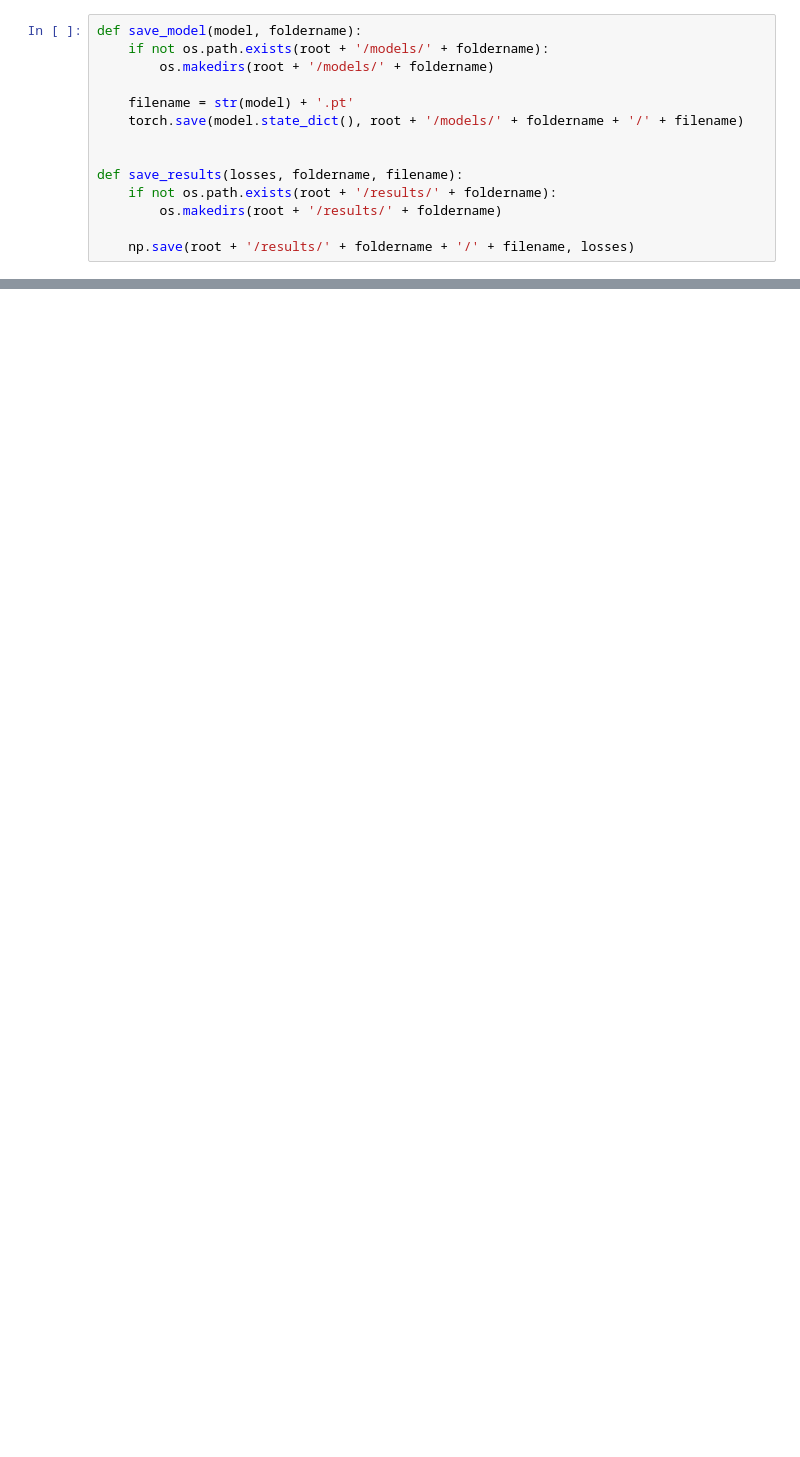
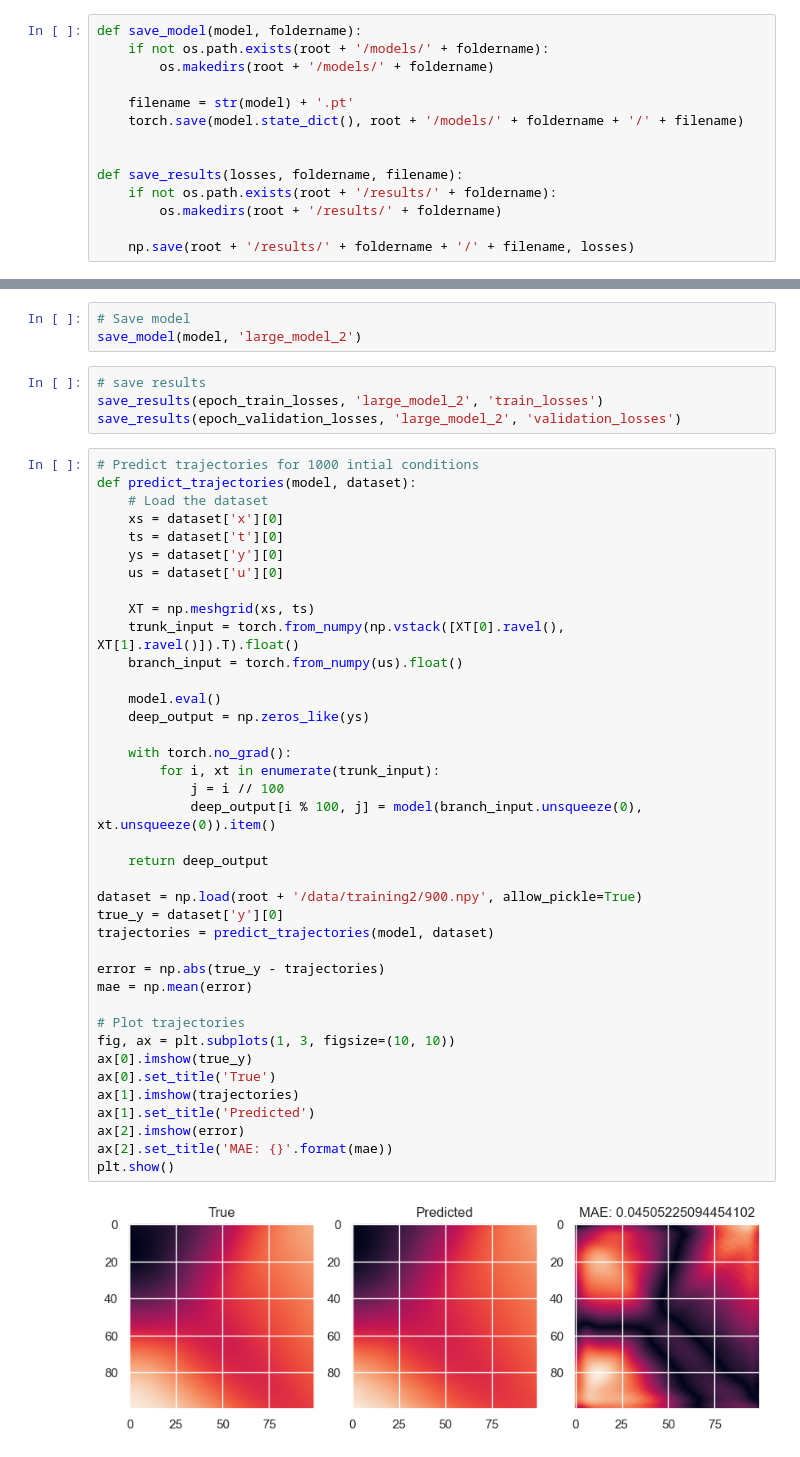
Before and after one commit to sandorfoldi/deeponet, a Jupyter notebook: notebooks/st_model_training.ipynb, the cells around one changed output, grey strips where cells are left out. Drawn from its saved outputs; the diff is of its cells as text; blank space fills up the shorter version.

```diff
--- a/notebooks/st_model_training.ipynb
+++ b/notebooks/st_model_training.ipynb
@@ -88,0 +114,48 @@ for epoch in range(epochs):
+# %%
+# Save model
+save_model(model, 'large_model_2')
+# %%
+# save results
+save_results(epoch_train_losses, 'large_model_2', 'train_losses')
+save_results(epoch_validation_losses, 'large_model_2', 'validation_losses')
+# %%
+# Predict trajectories for 1000 intial conditions
+def predict_trajectories(model, dataset):
+    # Load the dataset
+    xs = dataset['x'][0]
+    ts = dataset['t'][0]
+    ys = dataset['y'][0]
+    us = dataset['u'][0]
+
+    XT = np.meshgrid(xs, ts)
+    trunk_input = torch.from_numpy(np.vstack([XT[0].ravel(), XT[1].ravel()]).T).float()
+    branch_input = torch.from_numpy(us).float()
+
+    model.eval()
+    deep_output = np.zeros_like(ys)
+
+    with torch.no_grad():
+        for i, xt in enumerate(trunk_input):
+            j = i // 100
+            deep_output[i % 100, j] = model(branch_input.unsqueeze(0), xt.unsqueeze(0)).item()
+
+    return deep_output
+
+dataset = np.load(root + '/data/training2/900.npy', allow_pickle=True)
+true_y = dataset['y'][0]
+trajectories = predict_trajectories(model, dataset)
+
+error = np.abs(true_y - trajectories)
+mae = np.mean(error)
+
+# Plot trajectories
+fig, ax = plt.subplots(1, 3, figsize=(10, 10))
+ax[0].imshow(true_y)
+ax[0].set_title('True')
+ax[1].imshow(trajectories)
+ax[1].set_title('Predicted')
+ax[2].imshow(error)
+ax[2].set_title('MAE: {}'.format(mae))
+plt.show()
+# %% [output]
+[figure, added]
```
Also changed, not shown: parts of 5 cells of this notebook, 12 other files.
